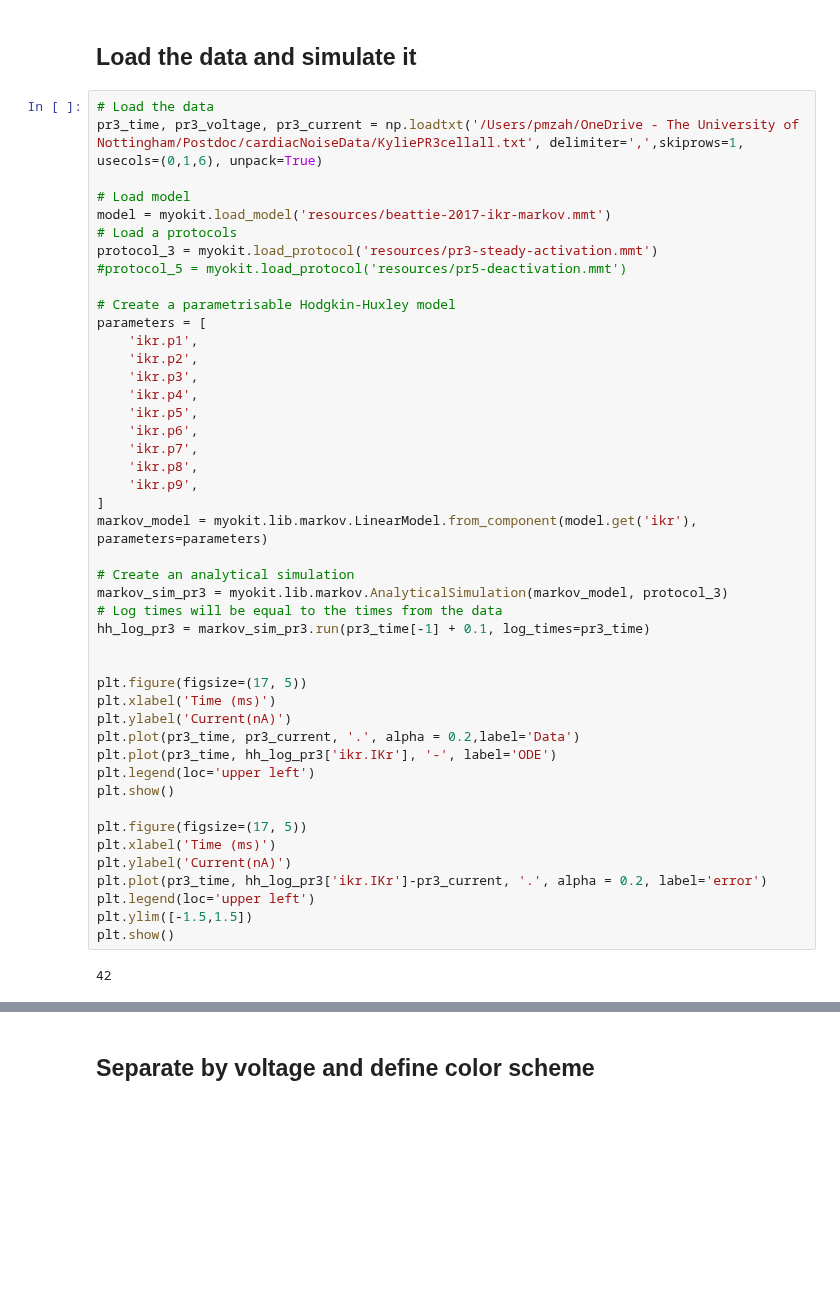
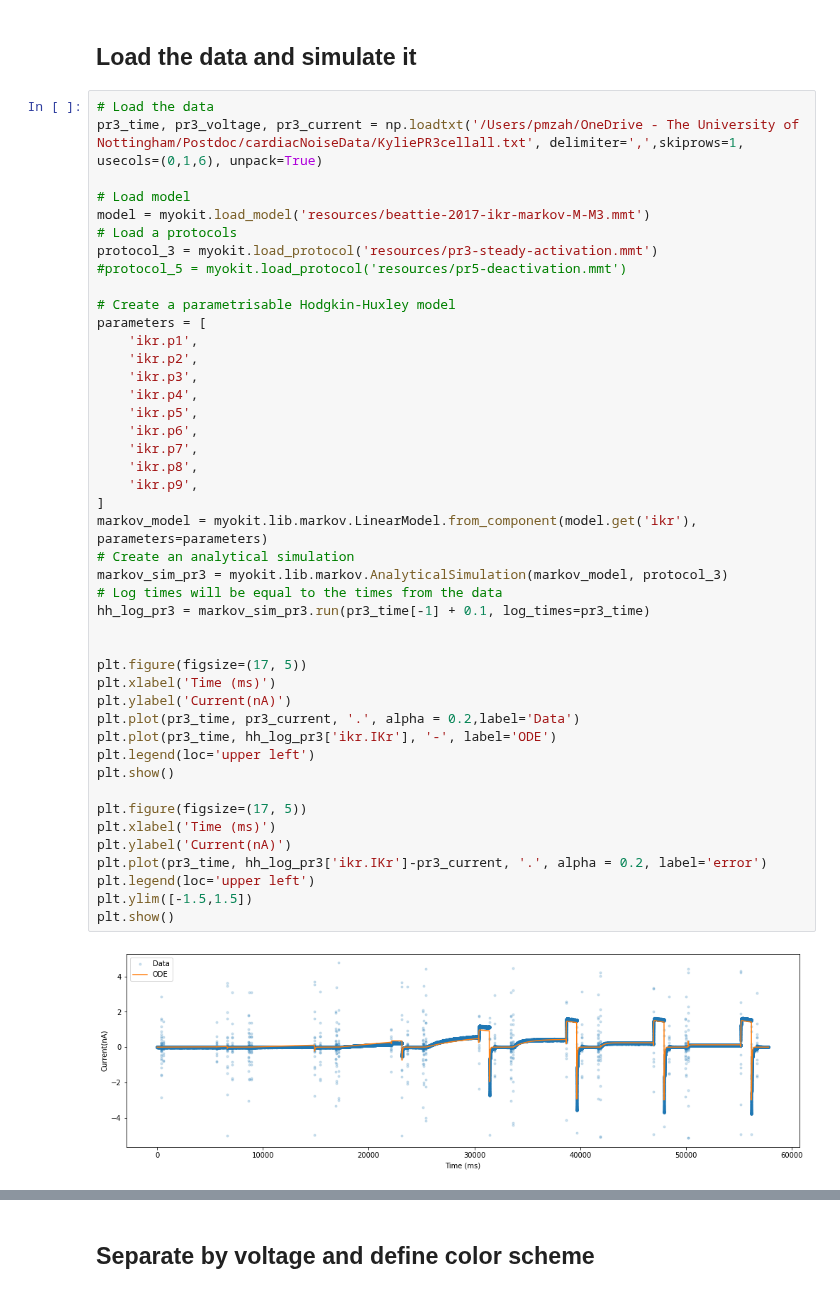
Before and after one commit to donajialej/Notes, a Jupyter notebook: from_myokit_tutorial/KyliesCell5_synth_notebook_PR3.ipynb, the cells around one changed output, grey strips where cells are left out. Saved outputs shown, nothing was run; the diff lists cells and outputs as text; blank space fills up the shorter version.

Commit message:
I selected michaels method 3 parameters for my simulations, created a model file for that and cleaned the notebook to start directly with those parameters

```diff
--- a/from_myokit_tutorial/KyliesCell5_synth_notebook_PR3.ipynb
+++ b/from_myokit_tutorial/KyliesCell5_synth_notebook_PR3.ipynb
@@ -34,7 +37,7 @@ if saved_splines:
 pr3_time, pr3_voltage, pr3_current = np.loadtxt('/Users/pmzah/OneDrive - The University of Nottingham/Postdoc/cardiacNoiseData/KyliePR3cellall.txt', delimiter=',',skiprows=1, usecols=(0,1,6), unpack=True)
 
 # Load model
-model = myokit.load_model('resources/beattie-2017-ikr-markov.mmt')
+model = myokit.load_model('resources/beattie-2017-ikr-markov-M-M3.mmt')
 # Load a protocols
 protocol_3 = myokit.load_protocol('resources/pr3-steady-activation.mmt')
 #protocol_5 = myokit.load_protocol('resources/pr5-deactivation.mmt')
@@ -47,32 +50,31 @@ parameters = [
     'ikr.p4',
     'ikr.p5',
     'ikr.p6',
     'ikr.p7',
     'ikr.p8',
     'ikr.p9',
 ]
 markov_model = myokit.lib.markov.LinearModel.from_component(model.get('ikr'), parameters=parameters)
-
 # Create an analytical simulation
 markov_sim_pr3 = myokit.lib.markov.AnalyticalSimulation(markov_model, protocol_3)
 # Log times will be equal to the times from the data
 hh_log_pr3 = markov_sim_pr3.run(pr3_time[-1] + 0.1, log_times=pr3_time)
 
 
 plt.figure(figsize=(17, 5))
 plt.xlabel('Time (ms)')
 plt.ylabel('Current(nA)')
 plt.plot(pr3_time, pr3_current, '.', alpha = 0.2,label='Data')
 plt.plot(pr3_time, hh_log_pr3['ikr.IKr'], '-', label='ODE')
 plt.legend(loc='upper left')
 plt.show()
 
 plt.figure(figsize=(17, 5))
 plt.xlabel('Time (ms)')
 plt.ylabel('Current(nA)')
 plt.plot(pr3_time, hh_log_pr3['ikr.IKr']-pr3_current, '.', alpha = 0.2, label='error')
 plt.legend(loc='upper left')
 plt.ylim([-1.5,1.5])
 plt.show()
 # %% [output]
-42
+[figure, added]
```
Also changed, not shown: parts of 6 cells of this notebook, 4 other files.
